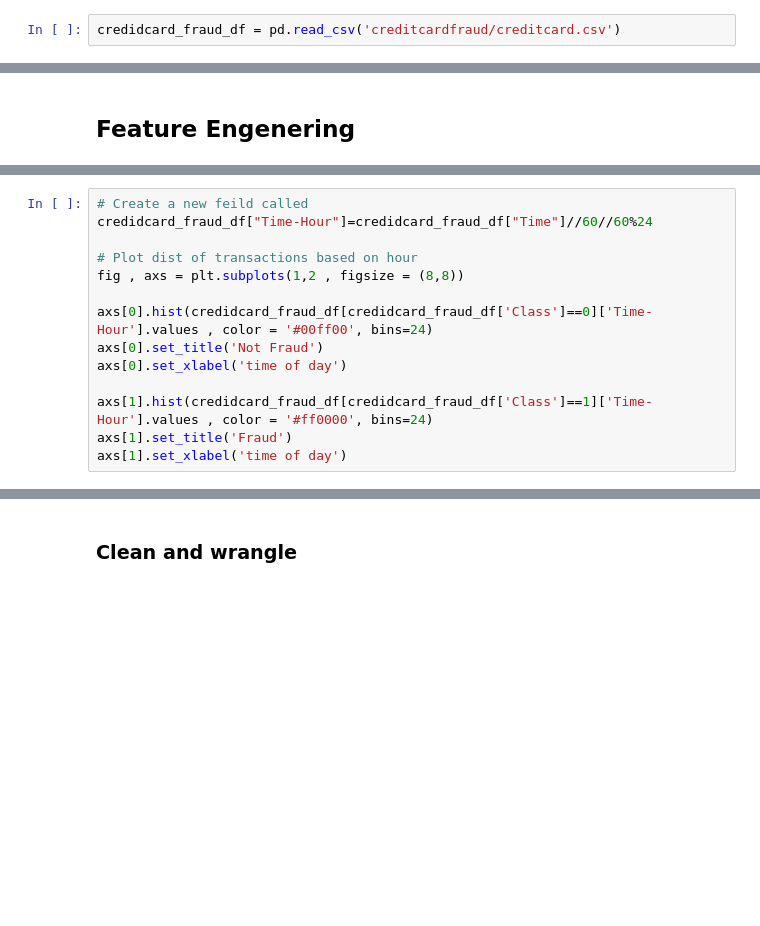
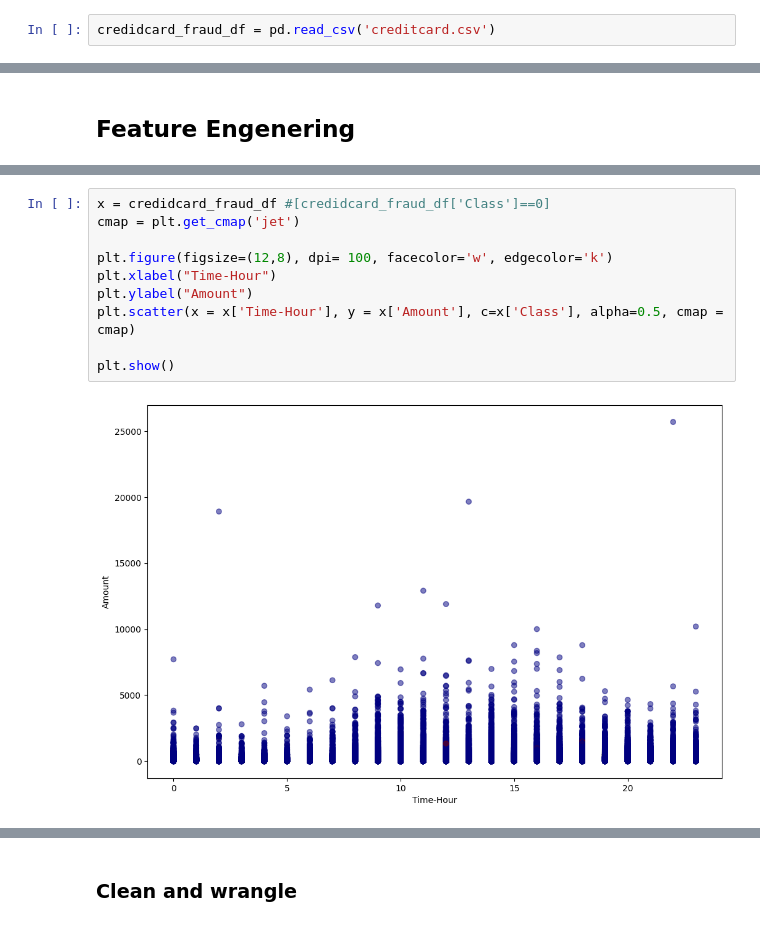
Before and after one commit to sigurdurb/credit-card-fraud-detector, a Jupyter notebook: DataAnalysis.ipynb, the cells around one changed output, grey strips where cells are left out. Saved outputs shown, nothing was run; the diff lists cells and outputs as text; blank space fills up the shorter version.

```diff
--- a/DataAnalysis.ipynb
+++ b/DataAnalysis.ipynb
@@ -19,5 +24,5 @@ import matplotlib.pyplot as plt
 # %%
-credidcard_fraud_df = pd.read_csv('creditcardfraud/creditcard.csv')
+credidcard_fraud_df = pd.read_csv('creditcard.csv')
 # %% [markdown]
 ## General stats about the data
 
@@ -250,14 +219,0 @@ FileNotFoundError: [Errno 2] No such file or directory: '.\\VPlots\\V1_V2.png'
-# %%
-# Create a new feild called
-credidcard_fraud_df["Time-Hour"]=credidcard_fraud_df["Time"]//60//60%24
-
-# Plot dist of transactions based on hour
-fig , axs = plt.subplots(1,2 , figsize = (8,8))
-
-axs[0].hist(credidcard_fraud_df[credidcard_fraud_df['Class']==0]['Time-Hour'].values , color = '#00ff00', bins=24)
-axs[0].set_title('Not Fraud')
-axs[0].set_xlabel('time of day')
-
-axs[1].hist(credidcard_fraud_df[credidcard_fraud_df['Class']==1]['Time-Hour'].values , color = '#ff0000', bins=24)
-axs[1].set_title('Fraud')
-axs[1].set_xlabel('time of day')
@@ -266,0 +264,12 @@ Text(0.5, 0, 'time of day')
+# %%
+x = credidcard_fraud_df #[credidcard_fraud_df['Class']==0]
+cmap = plt.get_cmap('jet')
+
+plt.figure(figsize=(12,8), dpi= 100, facecolor='w', edgecolor='k')
+plt.xlabel("Time-Hour")
+plt.ylabel("Amount")
+plt.scatter(x = x['Time-Hour'], y = x['Amount'], c=x['Class'], alpha=0.5, cmap = cmap)
+
+plt.show()
+# %% [output]
+[figure, added]
```
Also changed, not shown: parts of 15 cells of this notebook.
